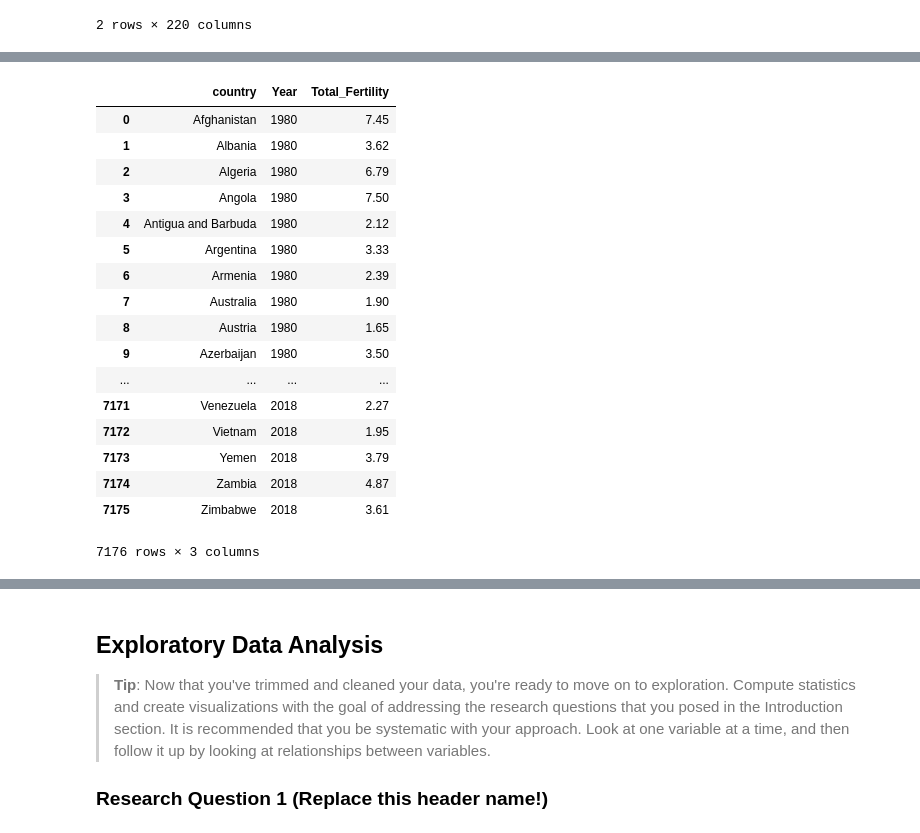
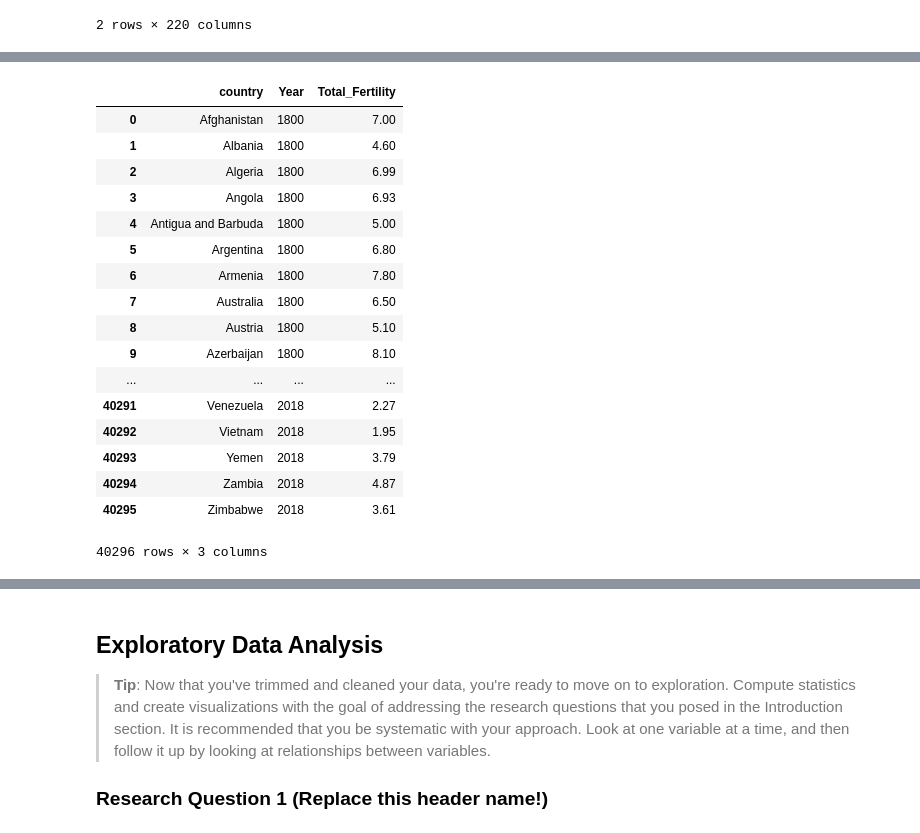
Before and after one commit to Rapter1990/Udacity-Data-Analyst-Nanodegree, a Jupyter notebook: P2_Investigate_A_Dataset/investigate-a-dataset-template.ipynb, the cells around one changed output, grey strips where cells are left out. Saved outputs shown, nothing was run; the diff lists cells and outputs as text; code cells hidden in the pictures.

```diff
--- a/P2_Investigate_A_Dataset/investigate-a-dataset-template.ipynb
+++ b/P2_Investigate_A_Dataset/investigate-a-dataset-template.ipynb
@@ -388,27 +393,27 @@ life_expectancy_df.head(2)
 # %%
 # https://stackoverflow.com/questions/36667548/how-to-create-a-series-of-numbers-using-pandas-in-python
 total_fertility_df_melt = pd.melt(total_fertility_df,
         id_vars=['country'],
-        value_vars = pd.Series(range(1980,2019)).astype(str),
+        value_vars = pd.Series(range(1800,2019)).astype(str),
         var_name='Year',
         value_name='Total_Fertility')
 total_fertility_df_melt
 # %% [output]
 |  | country | Year | Total_Fertility |
-| 0 | Afghanistan | 1980 | 7.45 |
-| 1 | Albania | 1980 | 3.62 |
-| 2 | Algeria | 1980 | 6.79 |
-| 3 | Angola | 1980 | 7.50 |
-| 4 | Antigua and Barbuda | 1980 | 2.12 |
-| 5 | Argentina | 1980 | 3.33 |
-| 6 | Armenia | 1980 | 2.39 |
-| 7 | Australia | 1980 | 1.90 |
-| 8 | Austria | 1980 | 1.65 |
-| 9 | Azerbaijan | 1980 | 3.50 |
+| 0 | Afghanistan | 1800 | 7.00 |
+| 1 | Albania | 1800 | 4.60 |
+| 2 | Algeria | 1800 | 6.99 |
+| 3 | Angola | 1800 | 6.93 |
+| 4 | Antigua and Barbuda | 1800 | 5.00 |
+| 5 | Argentina | 1800 | 6.80 |
+| 6 | Armenia | 1800 | 7.80 |
+| 7 | Australia | 1800 | 6.50 |
+| 8 | Austria | 1800 | 5.10 |
+| 9 | Azerbaijan | 1800 | 8.10 |
 | ... | ... | ... | ... |
-| 7171 | Venezuela | 2018 | 2.27 |
-| 7172 | Vietnam | 2018 | 1.95 |
-| 7173 | Yemen | 2018 | 3.79 |
-| 7174 | Zambia | 2018 | 4.87 |
-| 7175 | Zimbabwe | 2018 | 3.61 |
+| 40291 | Venezuela | 2018 | 2.27 |
+| 40292 | Vietnam | 2018 | 1.95 |
+| 40293 | Yemen | 2018 | 3.79 |
+| 40294 | Zambia | 2018 | 4.87 |
+| 40295 | Zimbabwe | 2018 | 3.61 |
-7176 rows × 3 columns
+40296 rows × 3 columns
```
Also changed, not shown: parts of 23 cells of this notebook, 1 other file.
